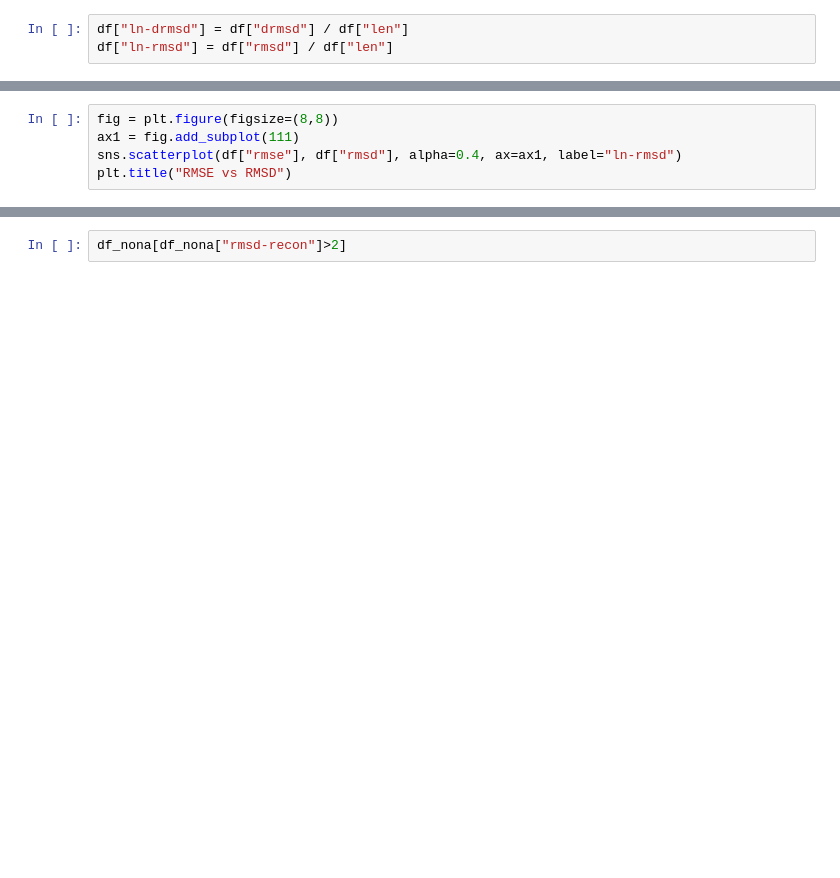
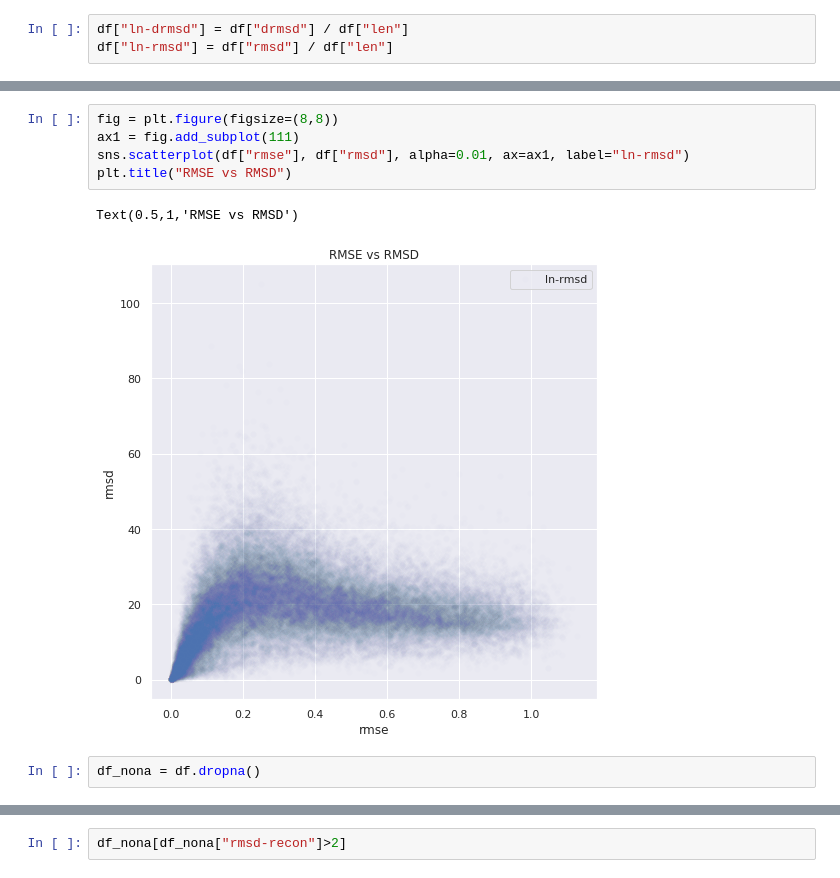
Before and after one commit to jonathanking/protein-transformer, a Jupyter notebook: research/notebooks/191210 How much does RMSE affect DRMSD? v3 whole_training_set.ipynb, the cells around one changed output, grey strips where cells are left out. Cells and saved outputs as stored; diff of their text form; blank space fills up the shorter version.

```diff
--- a/research/notebooks/191210 How much does RMSE affect DRMSD? v3 whole_training_set.ipynb
+++ b/research/notebooks/191210 How much does RMSE affect DRMSD? v3 whole_training_set.ipynb
@@ -203,8 +215,13 @@ plt.title("RMSE vs LN-RMSD")
 # %%
 fig = plt.figure(figsize=(8,8))
 ax1 = fig.add_subplot(111)
-sns.scatterplot(df["rmse"], df["rmsd"], alpha=0.4, ax=ax1, label="ln-rmsd")
+sns.scatterplot(df["rmse"], df["rmsd"], alpha=0.01, ax=ax1, label="ln-rmsd")
 plt.title("RMSE vs RMSD")
+# %% [output]
+Text(0.5,1,'RMSE vs RMSD')
+[figure, added]
+# %%
+df_nona = df.dropna()
 # %%
 fig = plt.figure(figsize=(8,8))
 ax1 = fig.add_subplot(111)
```
Also changed, not shown: parts of 13 cells of this notebook, 2 other files.
